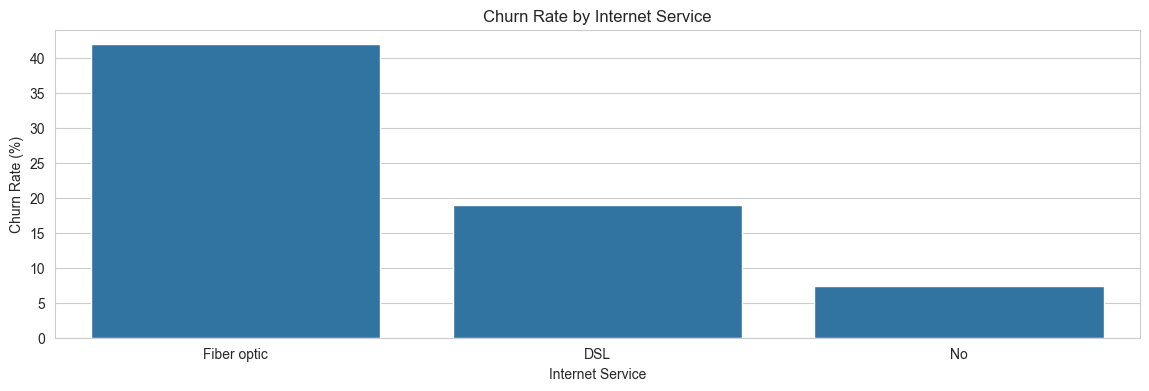
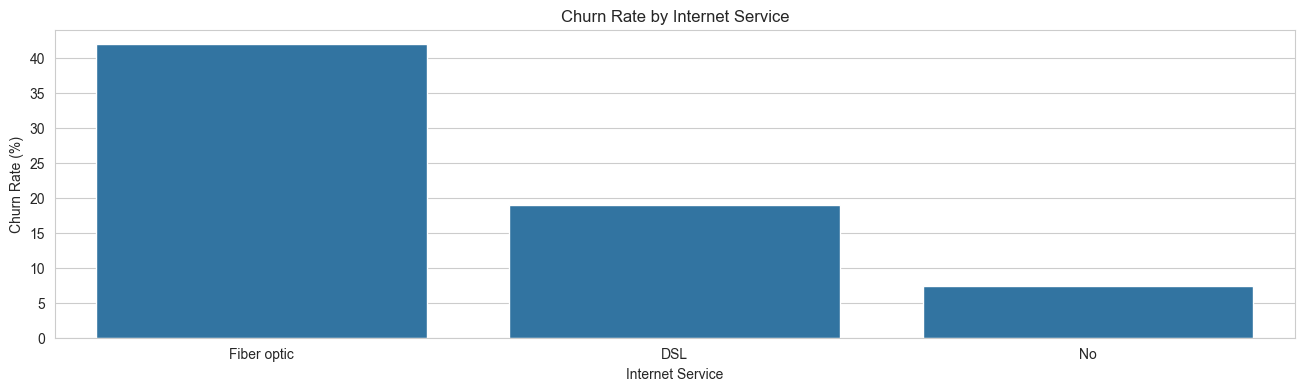
The change to this notebook cell's code, shown as a diff; its figure went from the first image to the second:
--- before
+++ after
@@ -1,4 +1,4 @@
 internet_plot = internet_analysis.reset_index()
-plt.figure(figsize=(14, 4))
+plt.figure(figsize=(16, 4))
 sns.barplot(data=internet_plot, x="internet_service", y="churn_rate")
 plt.title("Churn Rate by Internet Service")

Commit: Plot width of all plots were changed from 12 to 16